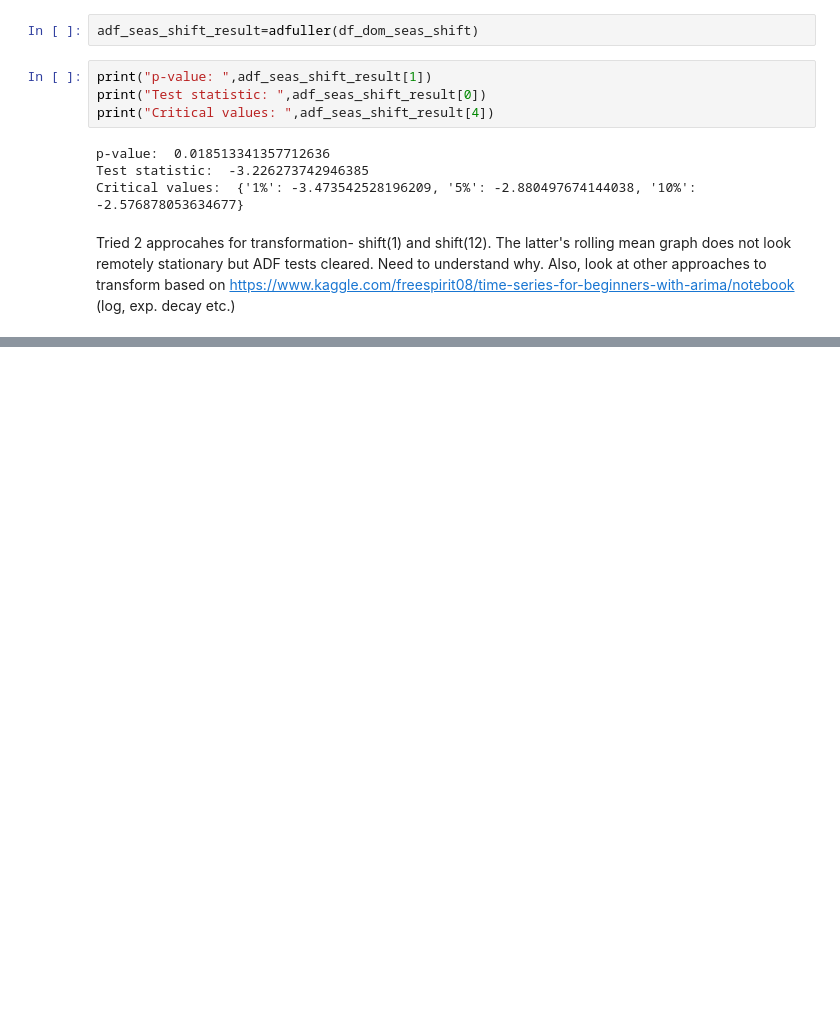
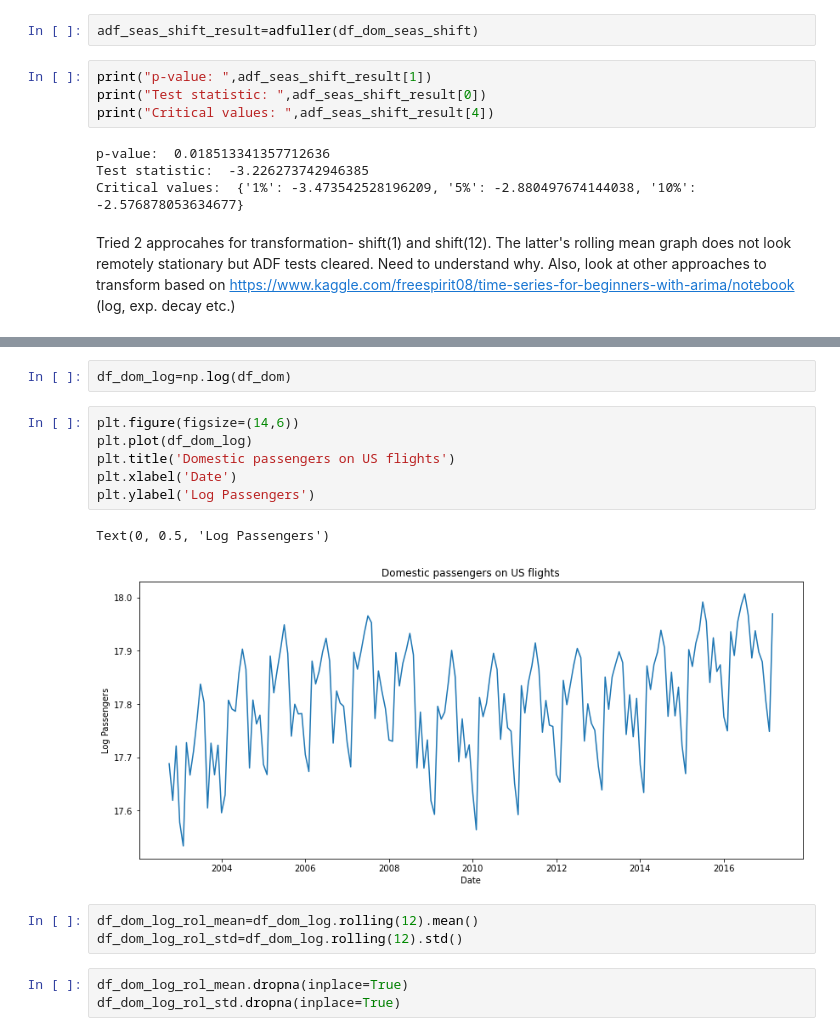
Before and after one commit to karthiksajeev94/Test, a Jupyter notebook: Time Series Forecasting.ipynb, the cells around one changed output, grey strips where cells are left out. Cells and saved outputs as stored; diff of their text form; blank space fills up the shorter version.

```diff
--- a/Time Series Forecasting.ipynb
+++ b/Time Series Forecasting.ipynb
@@ -297,0 +312,17 @@ https://www.kaggle.com/freespirit08/time-series-for-beginners-with-arima/noteboo
+# %%
+df_dom_log=np.log(df_dom)
+# %%
+plt.figure(figsize=(14,6))
+plt.plot(df_dom_log)
+plt.title('Domestic passengers on US flights')
+plt.xlabel('Date')
+plt.ylabel('Log Passengers')
+# %% [output]
+Text(0, 0.5, 'Log Passengers')
+[figure, added]
+# %%
+df_dom_log_rol_mean=df_dom_log.rolling(12).mean()
+df_dom_log_rol_std=df_dom_log.rolling(12).std()
+# %%
+df_dom_log_rol_mean.dropna(inplace=True)
+df_dom_log_rol_std.dropna(inplace=True)
```
Also changed, not shown: parts of 19 cells of this notebook.
